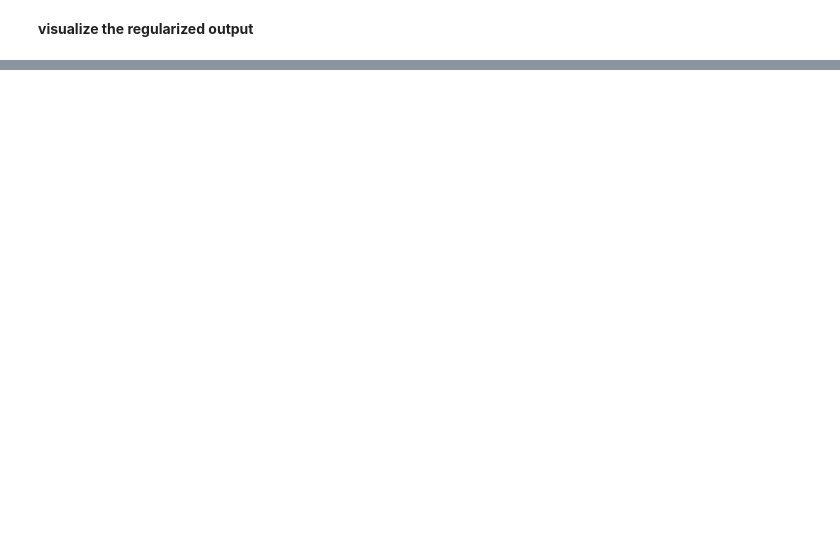
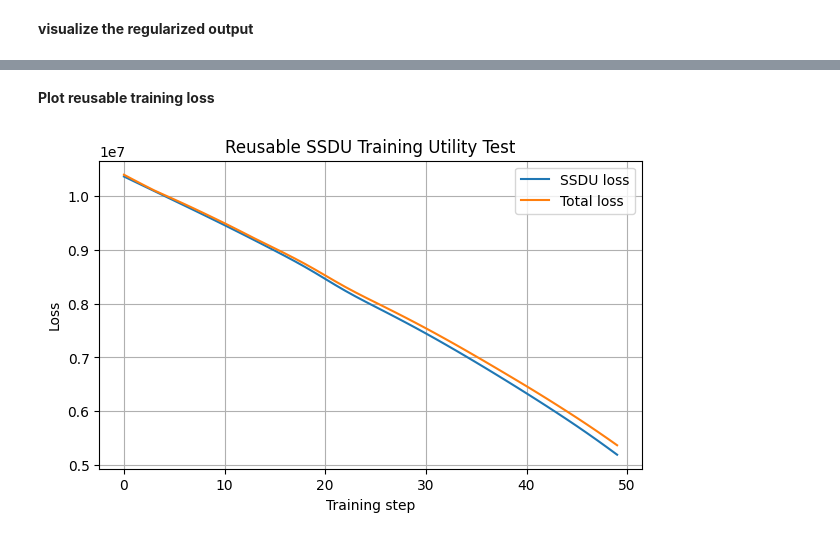
Before and after one commit to SILAS-RANSFORD-OSEI/reliability-aware-ssdu-mri, a Jupyter notebook: notebooks/02_ssdu_reconstruction_baseline.ipynb, the cells around one changed output, grey strips where cells are left out. Cells and saved outputs as stored; diff of their text form; code cells hidden in the pictures; blank space fills up the shorter version.

Commit message:
Update notebook with reusable SSDU training utilities

```diff
--- a/notebooks/02_ssdu_reconstruction_baseline.ipynb
+++ b/notebooks/02_ssdu_reconstruction_baseline.ipynb
@@ -483,0 +529,20 @@ plt.show()
+# %%
+model_test = SimpleCNNReconstructor(
+    in_channels=1,
+    out_channels=1,
+    features=16
+)
+
+x_pred_test = model_test(x_input_util)
+
+total_loss, ssdu_loss, img_loss = total_ssdu_training_loss(
+    x_pred_tensor=x_pred_test,
+    x_input_tensor=x_input_util,
+    kspace_single=kspace_single,
+    lambda_mask=lambda_mask,
+    lambda_img=1e7
+)
+
+print("Total loss:", total_loss.item())
+print("SSDU loss:", ssdu_loss.item())
+print("Image loss:", img_loss.item())
@@ -483,0 +607,22 @@ plt.show()
+# %% [markdown]
+**Plot reusable training loss**
+# %%
+plt.figure(figsize=(7, 4))
+plt.plot(ssdu_history_util, label="SSDU loss")
+plt.plot(loss_history_util, label="Total loss")
+plt.xlabel("Training step")
+plt.ylabel("Loss")
+plt.title("Reusable SSDU Training Utility Test")
+plt.legend()
+plt.grid(True)
+plt.show()
+
+print("Initial SSDU loss:", ssdu_history_util[0])
+print("Final SSDU loss:", ssdu_history_util[-1])
+print("SSDU reduction:", ssdu_history_util[0] - ssdu_history_util[-1])
+print("Percentage SSDU reduction:", 100 * (ssdu_history_util[0] - ssdu_history_util[-1]) / ssdu_history_util[0])
+
+print("Initial image loss:", img_history_util[0])
+print("Final image loss:", img_history_util[-1])
+# %% [output]
+[figure, added]
```
Also changed, not shown: parts of 21 cells of this notebook.
